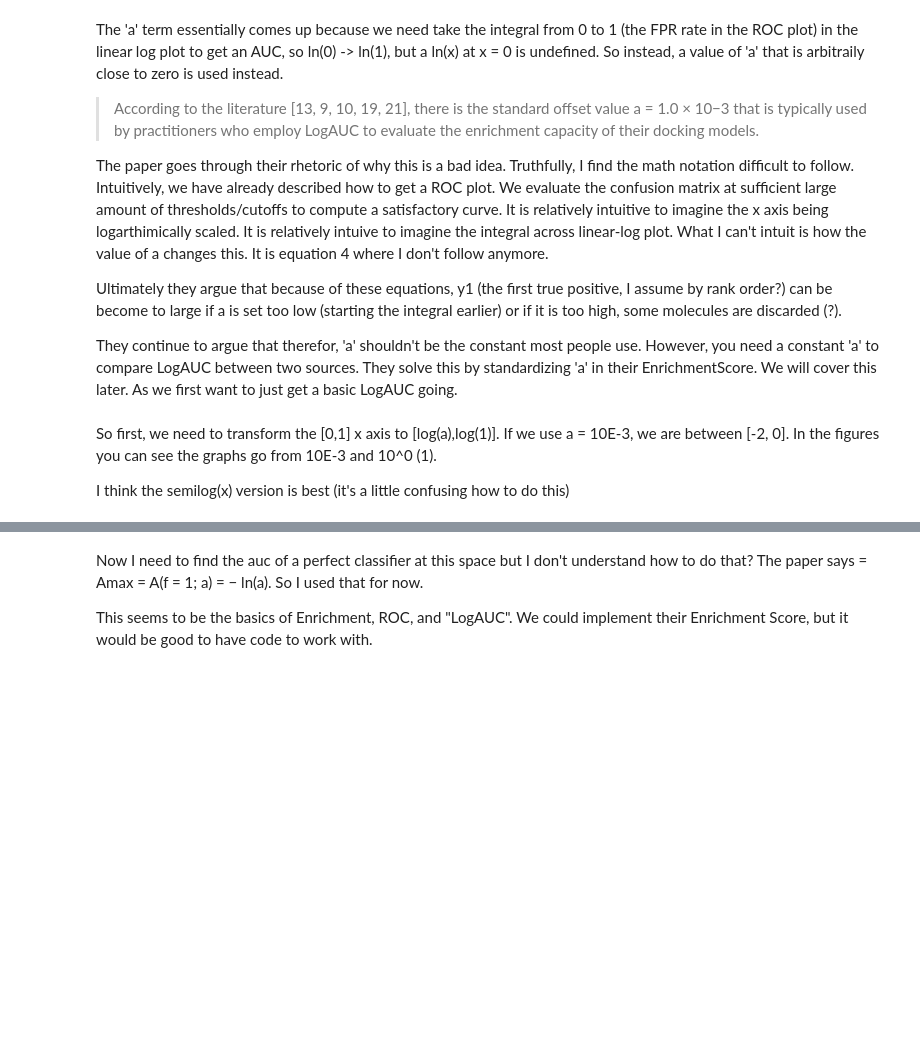
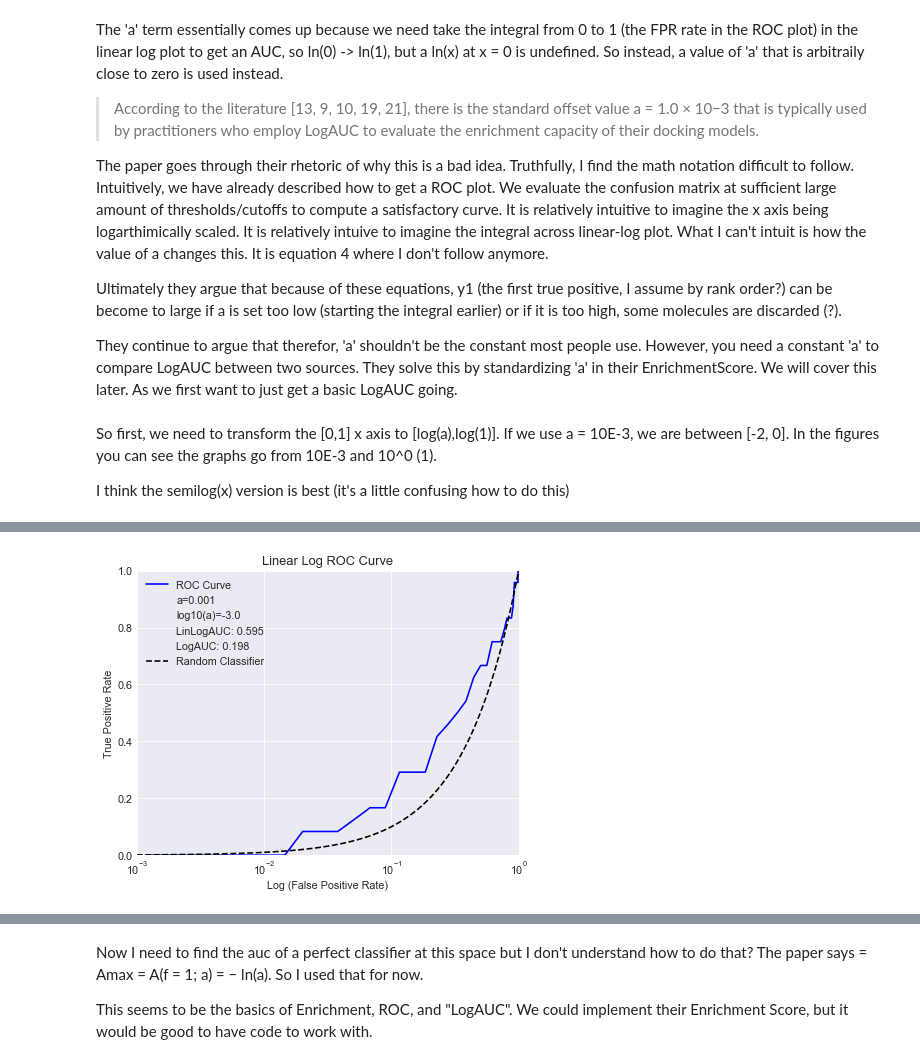
Before and after one commit to DKchemistry/LigBoundConfData, a Jupyter notebook: Enrichment_Metrics.ipynb, the cells around one changed output, grey strips where cells are left out. Saved outputs shown, nothing was run; the diff lists cells and outputs as text; code cells hidden in the pictures; blank space fills up the shorter version.

```diff
--- a/Enrichment_Metrics.ipynb
+++ b/Enrichment_Metrics.ipynb
@@ -355,3 +398,87 @@ They continue to argue that therefor, 'a' shouldn't be the constant most people
 So first, we need to transform the [0,1] x axis to [log(a),log(1)]. If we use a = 10E-3, we are between [-2, 0]. In the figures you can see the graphs go from 10E-3 and 10^0 (1).
 
 I think the semilog(x) version is best (it's a little confusing how to do this)
+# %%
+import numpy as np
+import matplotlib.pyplot as plt
+from sklearn.metrics import auc
+
+
+def plot_linlog_roc_curve(df, a, num_thresholds=100):
+    # Generate a set number of evenly spaced thresholds between the minimum and maximum 'r_i_docking_score' values
+    thresholds = np.linspace(
+        df["r_i_docking_score"].min(), df["r_i_docking_score"].max(), num_thresholds
+    )
+
+    # Initialize lists to store the TPRs and FPRs for each threshold
+    tprs = []
+    fprs = []
+
+    # For each threshold, calculate the confusion matrix and then the TPR and FPR
+    for threshold in thresholds:
+        cm_df = calculate_confusion_matrix(df, threshold)
+        TPR = cm_df.loc["True Positive", "Predicted Positive"] / (
+            cm_df.loc["True Positive", "Predicted Positive"]
+            + cm_df.loc["True Positive", "Predicted Negative"]
+        )
+        FPR = cm_df.loc["True Negative", "Predicted Positive"] / (
+            cm_df.loc["True Negative", "Predicted Positive"]
+            + cm_df.loc["True Negative", "Predicted Negative"]
+        )
+        if FPR >= a:  # FPR must be greater than or equal to a to plot on a log scale
+            # log_FPR = np.log10(FPR)  # Calculate the logarithm of the FPR
+            tprs.append(TPR)
+            fprs.append(FPR)  # Append the logarithm of the FPR to the list
+
+            # tprs.append(TPR)
+            # fprs.append(FPR)  # Append the FPR to the list
+
+    linlog_auc = auc(fprs, tprs)
+
+    # Print the first and last x values
+    print(f"First x value: {fprs[0]}")
+    print(f"Last x value: {fprs[-1]}")
+
+    log_auc = linlog_auc / -np.log10(a)
+
+    # Plot the ROC curve
+    plt.semilogx(fprs, tprs, color="blue", label="ROC Curve")
+    plt.xlim([a, 1])
+    plt.ylim([0, 1])
+    plt.xlabel("Log (False Positive Rate)")
+    plt.ylabel("True Positive Rate")
+    plt.title("Linear Log ROC Curve")
+
+    # Calculate the points for the random classifier curve
+    random_fprs = np.logspace(np.log10(a), 0, 100)  # Logarithmically spaced FPRs
+    random_tprs = random_fprs  # For a random classifier, TPR should equal FPR
+
+    # Add a "dummy" plot with no data, using the label to display the value of np.log10(a)
+    plt.plot([], [], " ", label=f"a={(a)}")
+    plt.plot([], [], " ", label=f"log10(a)={np.log10(a)}")
+    plt.plot([], [], " ", label=f"LinLogAUC: {linlog_auc:.3f}")
+    plt.plot([], [], " ", label=f"LogAUC: {log_auc:.3f}")
+
+    # Add random classifier exponential curve
+    plt.semilogx(
+        random_fprs,
+        random_tprs,
+        color="black",
+        linestyle="--",
+        label="Random Classifier",
+    )
+
+    # Add legend
+    plt.legend(loc="best")
+
+    plt.show()
+
+    # Calculate the Area Under the Curve (AUC)
+    print(f"(FPR >= {a})")
+    print("AUC of Linear Log Plot:", linlog_auc)
+    print(f"Value of log10(a):", np.log10(a))
+    print(f"LogAUC Plot by diving AUC by -log(a):", log_auc)
+
+
+plot_linlog_roc_curve(data, a=1e-3, num_thresholds=100)
+# %% [output]
@@ -357,0 +487 @@ I think the semilog(x) version is best (it's a little confusing how to do this)
+[figure, added]
```
Also changed, not shown: parts of 18 cells of this notebook, 3 other files.
